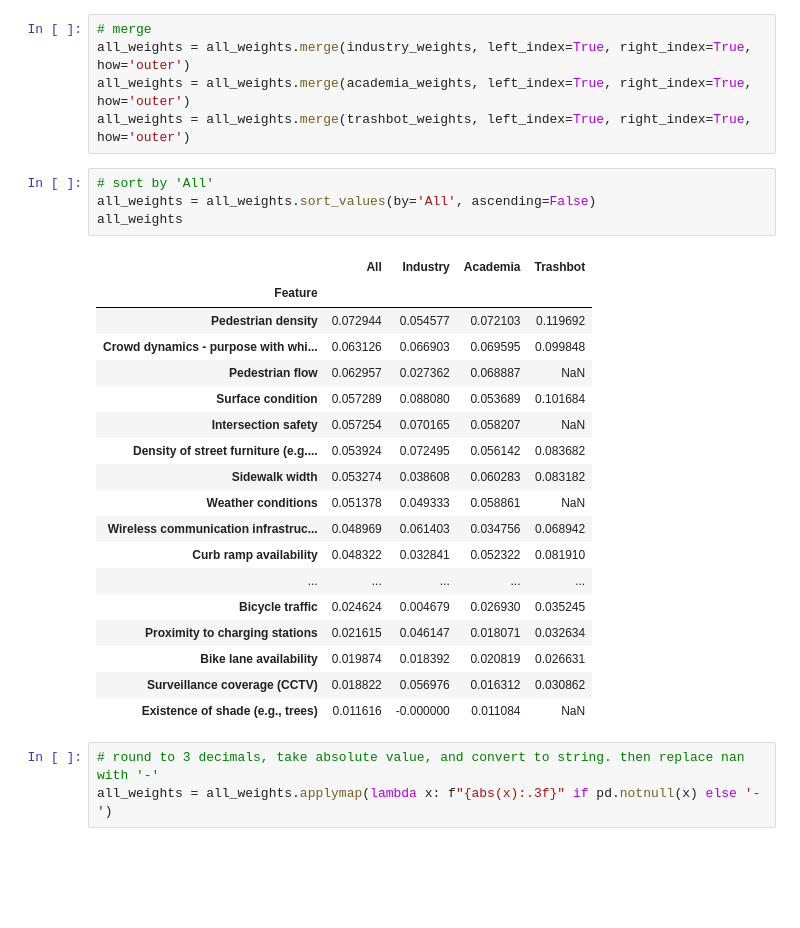
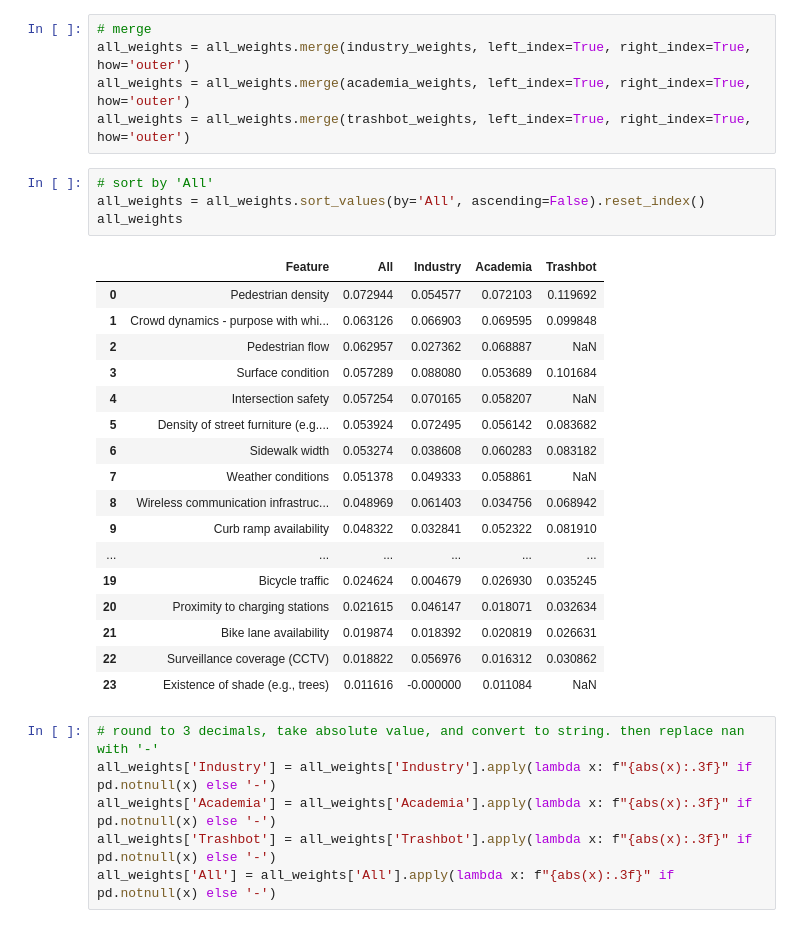
Before and after one commit to FAR-Lab/robotability-nyc, a Jupyter notebook: survey_processing/generate_weights_table.ipynb, the cells around one changed output. Drawn from its saved outputs; the diff is of its cells as text; blank space fills up the shorter version.

```diff
--- a/survey_processing/generate_weights_table.ipynb
+++ b/survey_processing/generate_weights_table.ipynb
@@ -70,30 +70,32 @@ all_weights = all_weights.merge(academia_weights, left_index=True, right_index=T
 all_weights = all_weights.merge(trashbot_weights, left_index=True, right_index=True, how='outer')
 # %%
 # sort by 'All'
-all_weights = all_weights.sort_values(by='All', ascending=False)
+all_weights = all_weights.sort_values(by='All', ascending=False).reset_index()
 all_weights
 # %% [output]
-|  | All | Industry | Academia | Trashbot |
-| Feature |  |  |  |  |
-| Pedestrian density | 0.072944 | 0.054577 | 0.072103 | 0.119692 |
-| Crowd dynamics - purpose with whi... | 0.063126 | 0.066903 | 0.069595 | 0.099848 |
-| Pedestrian flow | 0.062957 | 0.027362 | 0.068887 | NaN |
-| Surface condition | 0.057289 | 0.088080 | 0.053689 | 0.101684 |
-| Intersection safety | 0.057254 | 0.070165 | 0.058207 | NaN |
-| Density of street furniture (e.g.... | 0.053924 | 0.072495 | 0.056142 | 0.083682 |
-| Sidewalk width | 0.053274 | 0.038608 | 0.060283 | 0.083182 |
-| Weather conditions | 0.051378 | 0.049333 | 0.058861 | NaN |
-| Wireless communication infrastruc... | 0.048969 | 0.061403 | 0.034756 | 0.068942 |
-| Curb ramp availability | 0.048322 | 0.032841 | 0.052322 | 0.081910 |
-| ... | ... | ... | ... | ... |
-| Bicycle traffic | 0.024624 | 0.004679 | 0.026930 | 0.035245 |
-| Proximity to charging stations | 0.021615 | 0.046147 | 0.018071 | 0.032634 |
-| Bike lane availability | 0.019874 | 0.018392 | 0.020819 | 0.026631 |
-| Surveillance coverage (CCTV) | 0.018822 | 0.056976 | 0.016312 | 0.030862 |
-| Existence of shade (e.g., trees) | 0.011616 | -0.000000 | 0.011084 | NaN |
+|  | Feature | All | Industry | Academia | Trashbot |
+| 0 | Pedestrian density | 0.072944 | 0.054577 | 0.072103 | 0.119692 |
+| 1 | Crowd dynamics - purpose with whi... | 0.063126 | 0.066903 | 0.069595 | 0.099848 |
+| 2 | Pedestrian flow | 0.062957 | 0.027362 | 0.068887 | NaN |
+| 3 | Surface condition | 0.057289 | 0.088080 | 0.053689 | 0.101684 |
+| 4 | Intersection safety | 0.057254 | 0.070165 | 0.058207 | NaN |
+| 5 | Density of street furniture (e.g.... | 0.053924 | 0.072495 | 0.056142 | 0.083682 |
+| 6 | Sidewalk width | 0.053274 | 0.038608 | 0.060283 | 0.083182 |
+| 7 | Weather conditions | 0.051378 | 0.049333 | 0.058861 | NaN |
+| 8 | Wireless communication infrastruc... | 0.048969 | 0.061403 | 0.034756 | 0.068942 |
+| 9 | Curb ramp availability | 0.048322 | 0.032841 | 0.052322 | 0.081910 |
+| ... | ... | ... | ... | ... | ... |
+| 19 | Bicycle traffic | 0.024624 | 0.004679 | 0.026930 | 0.035245 |
+| 20 | Proximity to charging stations | 0.021615 | 0.046147 | 0.018071 | 0.032634 |
+| 21 | Bike lane availability | 0.019874 | 0.018392 | 0.020819 | 0.026631 |
+| 22 | Surveillance coverage (CCTV) | 0.018822 | 0.056976 | 0.016312 | 0.030862 |
+| 23 | Existence of shade (e.g., trees) | 0.011616 | -0.000000 | 0.011084 | NaN |
 # %%
 # round to 3 decimals, take absolute value, and convert to string. then replace nan with '-'
-all_weights = all_weights.applymap(lambda x: f"{abs(x):.3f}" if pd.notnull(x) else '-')
+all_weights['Industry'] = all_weights['Industry'].apply(lambda x: f"{abs(x):.3f}" if pd.notnull(x) else '-')
+all_weights['Academia'] = all_weights['Academia'].apply(lambda x: f"{abs(x):.3f}" if pd.notnull(x) else '-')
+all_weights['Trashbot'] = all_weights['Trashbot'].apply(lambda x: f"{abs(x):.3f}" if pd.notnull(x) else '-')
+all_weights['All'] = all_weights['All'].apply(lambda x: f"{abs(x):.3f}" if pd.notnull(x) else '-')
 # %%
 all_weights
 # %% [output]
```
Also changed, not shown: parts of 4 cells of this notebook.
